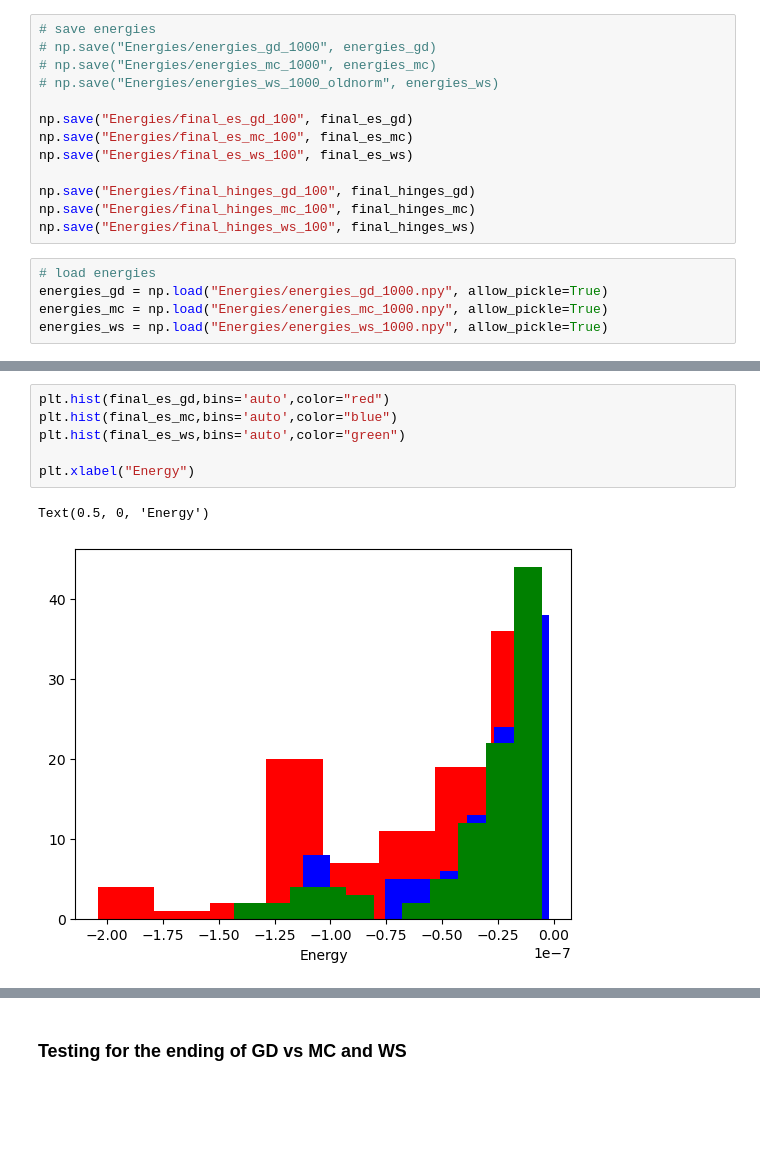
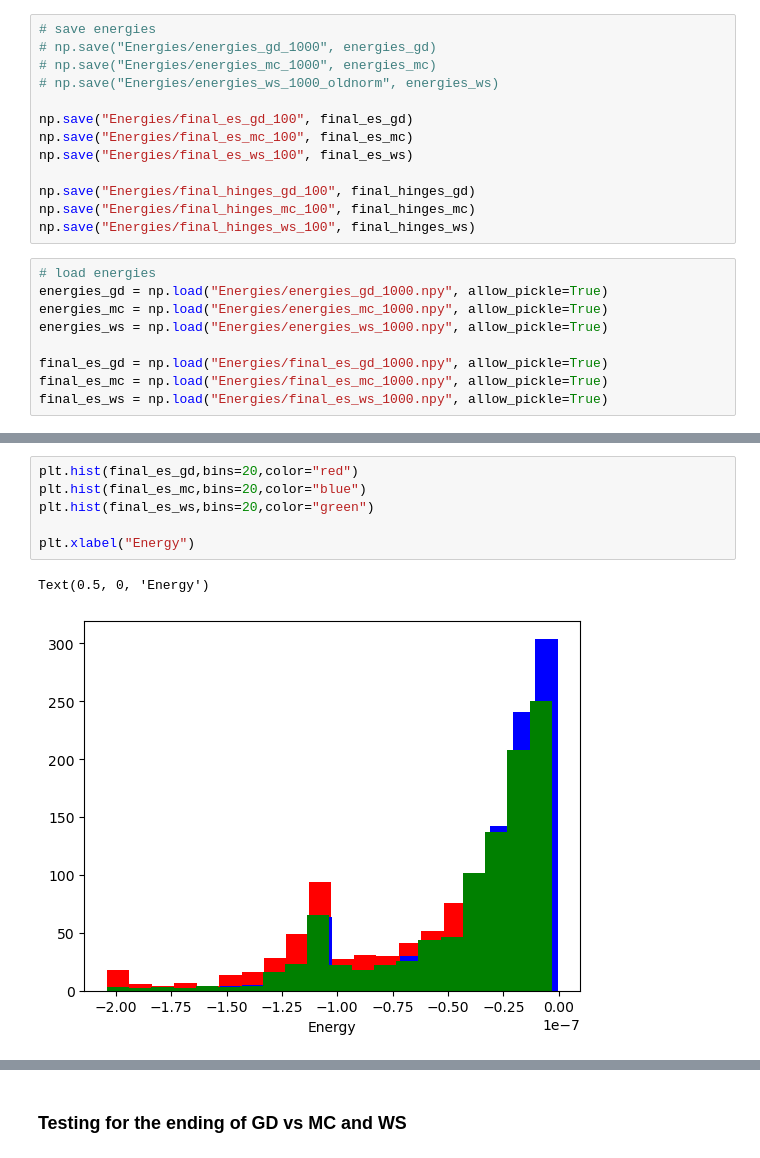
Before and after one commit to dymc9548/Magnetic-actuator-simulation, a Jupyter notebook: testing_sim_methods.ipynb, the cells around one changed output, grey strips where cells are left out. Saved outputs shown, nothing was run; the diff lists cells and outputs as text; blank space fills up the shorter version.

```diff
--- a/testing_sim_methods.ipynb
+++ b/testing_sim_methods.ipynb
@@ -220,6 +210,10 @@ np.save("Energies/final_hinges_ws_100", final_hinges_ws)
 energies_gd = np.load("Energies/energies_gd_1000.npy", allow_pickle=True)
 energies_mc = np.load("Energies/energies_mc_1000.npy", allow_pickle=True)
 energies_ws = np.load("Energies/energies_ws_1000.npy", allow_pickle=True)
+
+final_es_gd = np.load("Energies/final_es_gd_1000.npy", allow_pickle=True)
+final_es_mc = np.load("Energies/final_es_mc_1000.npy", allow_pickle=True)
+final_es_ws = np.load("Energies/final_es_ws_1000.npy", allow_pickle=True)
 # %%
 for i in range(len(energies_gd)):
     plt.plot(energies_gd[i],c='pink',alpha=0.1)
@@ -280,12 +265,12 @@ Text(0, 0.5, 'Energy (J)')
 # %%
-plt.hist(final_es_gd,bins='auto',color="red")
-plt.hist(final_es_mc,bins='auto',color="blue")
-plt.hist(final_es_ws,bins='auto',color="green")
+plt.hist(final_es_gd,bins=20,color="red")
+plt.hist(final_es_mc,bins=20,color="blue")
+plt.hist(final_es_ws,bins=20,color="green")
 
 plt.xlabel("Energy")
 # %% [output]
 Text(0.5, 0, 'Energy')
-[figure, old version]
+[figure, new version]
 # %%
 # delta energy vs. time
 
```
Also changed, not shown: parts of 22 cells of this notebook, 31 other files.
